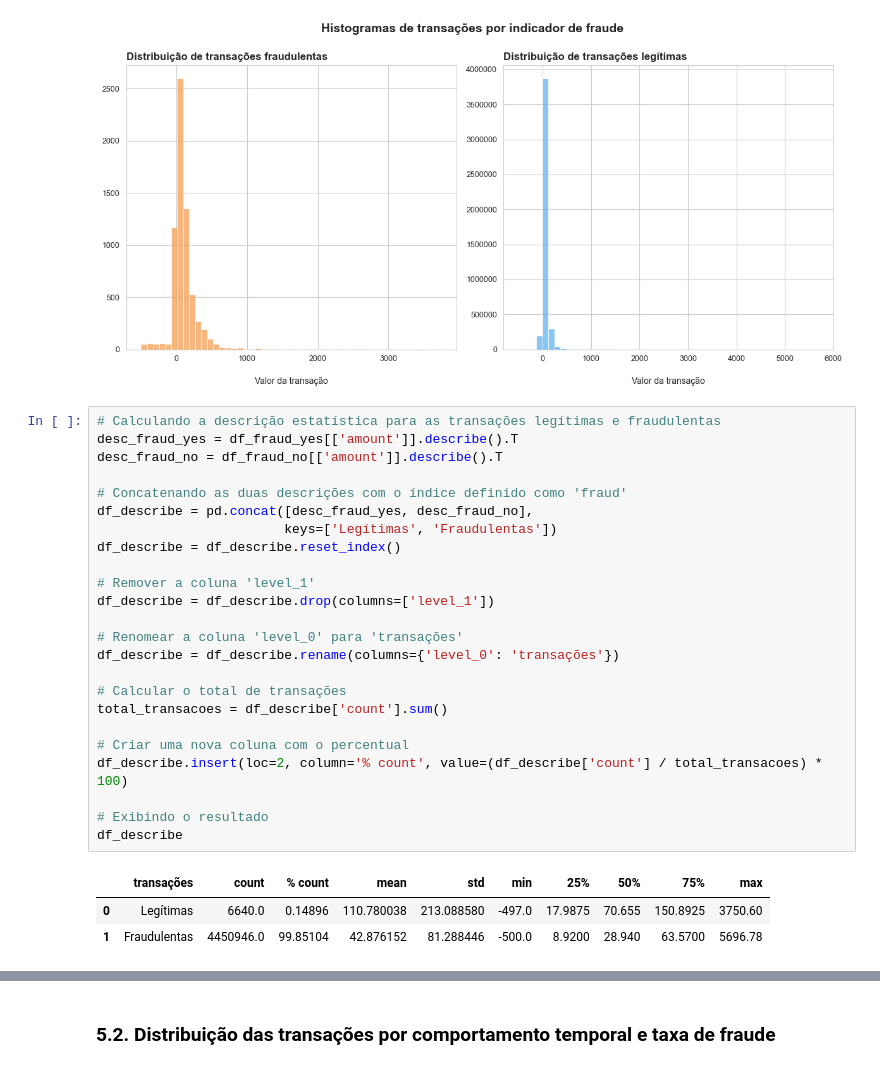
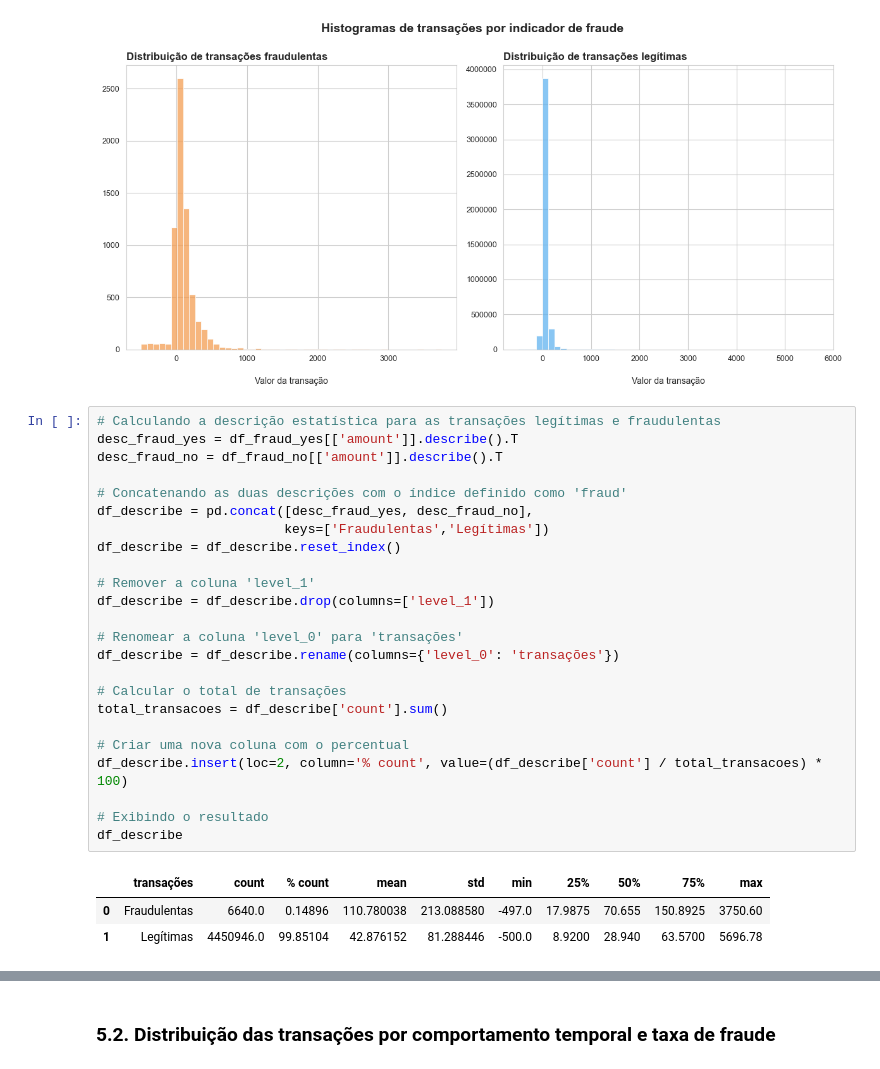
Before and after one commit to emso-exe/Deteccao_de_fraude_em_transacoes_financeiras, a Jupyter notebook: 001_analise_exploratoria.ipynb, the cells around one changed output, grey strips where cells are left out. Cells and saved outputs as stored; diff of their text form.

```diff
--- a/001_analise_exploratoria.ipynb
+++ b/001_analise_exploratoria.ipynb
@@ -751,31 +751,31 @@ plt.show()
 # %%
 # Calculando a descrição estatística para as transações legítimas e fraudulentas
 desc_fraud_yes = df_fraud_yes[['amount']].describe().T
 desc_fraud_no = df_fraud_no[['amount']].describe().T
 
 # Concatenando as duas descrições com o índice definido como 'fraud'
 df_describe = pd.concat([desc_fraud_yes, desc_fraud_no],
-                        keys=['Legítimas', 'Fraudulentas'])
+                        keys=['Fraudulentas','Legítimas'])
 df_describe = df_describe.reset_index()
 
 # Remover a coluna 'level_1'
 df_describe = df_describe.drop(columns=['level_1'])
 
 # Renomear a coluna 'level_0' para 'transações'
 df_describe = df_describe.rename(columns={'level_0': 'transações'})
 
 # Calcular o total de transações
 total_transacoes = df_describe['count'].sum()
 
 # Criar uma nova coluna com o percentual
 df_describe.insert(loc=2, column='% count', value=(df_describe['count'] / total_transacoes) * 100)
 
 # Exibindo o resultado
 df_describe
 # %% [output]
 |  | transações | count | % count | mean | std | min | 25% | 50% | 75% | max |
-| 0 | Legítimas | 6640.0 | 0.14896 | 110.780038 | 213.088580 | -497.0 | 17.9875 | 70.655 | 150.8925 | 3750.60 |
-| 1 | Fraudulentas | 4450946.0 | 99.85104 | 42.876152 | 81.288446 | -500.0 | 8.9200 | 28.940 | 63.5700 | 5696.78 |
+| 0 | Fraudulentas | 6640.0 | 0.14896 | 110.780038 | 213.088580 | -497.0 | 17.9875 | 70.655 | 150.8925 | 3750.60 |
+| 1 | Legítimas | 4450946.0 | 99.85104 | 42.876152 | 81.288446 | -500.0 | 8.9200 | 28.940 | 63.5700 | 5696.78 |
 # %% [markdown]
 **Insights extraídos**
 
```
Also changed, not shown: parts of 5 cells of this notebook.
